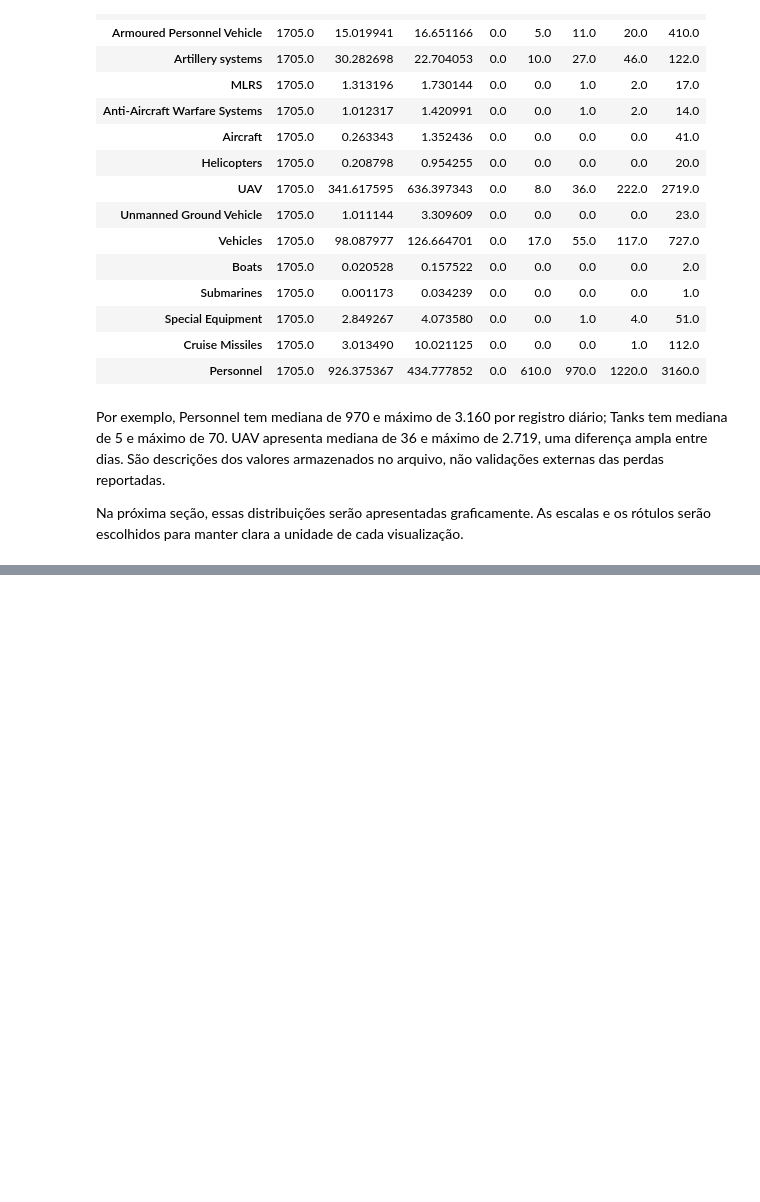
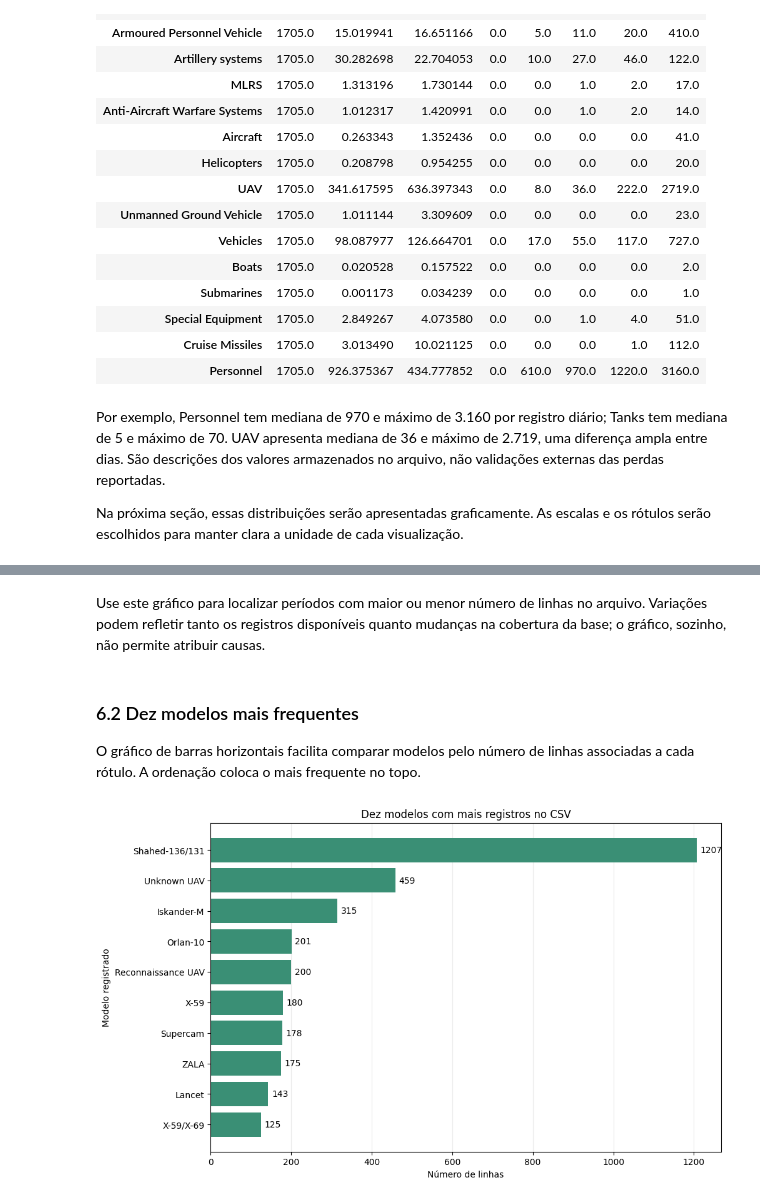
Before and after one commit to TW1ST3RX10/Russo-Ukrainian_War-DC, a Jupyter notebook: notebooks/Analise_Exploratoria.ipynb, the cells around one changed output, grey strips where cells are left out. Cells and saved outputs as stored; diff of their text form; code cells hidden in the pictures; blank space fills up the shorter version.

```diff
--- a/notebooks/Analise_Exploratoria.ipynb
+++ b/notebooks/Analise_Exploratoria.ipynb
@@ -581,0 +621,25 @@ Na próxima seção, essas distribuições serão apresentadas graficamente. As
+# %% [markdown]
+Use este gráfico para localizar períodos com maior ou menor número de linhas no arquivo. Variações podem refletir tanto os registros disponíveis quanto mudanças na cobertura da base; o gráfico, sozinho, não permite atribuir causas.
+# %% [markdown]
+### 6.2 Dez modelos mais frequentes
+
+O gráfico de barras horizontais facilita comparar modelos pelo número de linhas associadas a cada rótulo. A ordenação coloca o mais frequente no topo.
+# %%
+# Reutiliza a frequência por modelo calculada na seção 5.
+models_to_plot = top_models["records"].sort_values(ascending=True)
+
+fig, ax = plt.subplots(figsize=(10, 6), layout="constrained")
+bars = ax.barh(
+    models_to_plot.index,
+    models_to_plot.values,
+    color="#3a8f75"
+)
+ax.bar_label(bars, padding=4, fmt="%d")
+ax.set_title("Dez modelos com mais registros no CSV")
+ax.set_xlabel("Número de linhas")
+ax.set_ylabel("Modelo registrado")
+ax.grid(axis="x", alpha=0.25)
+ax.set_axisbelow(True)
+plt.show()
+# %% [output]
+[figure, added]
```
Also changed, not shown: parts of 10 cells of this notebook, 5 other files.
